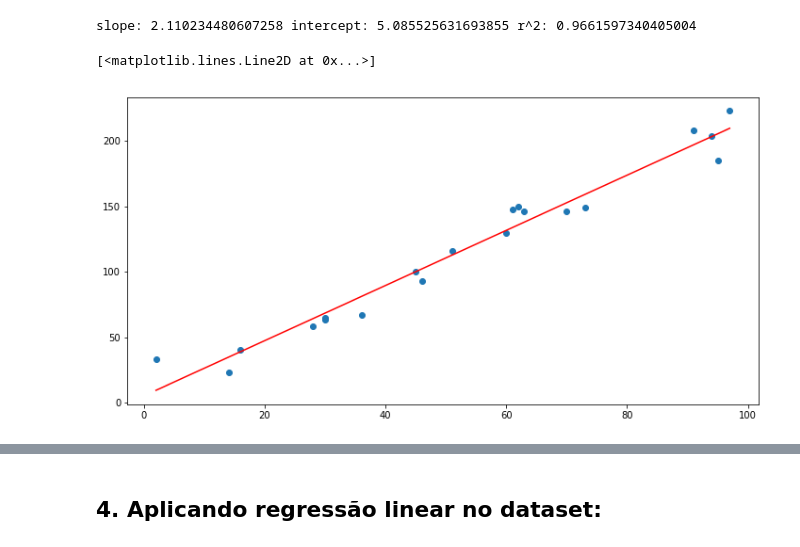
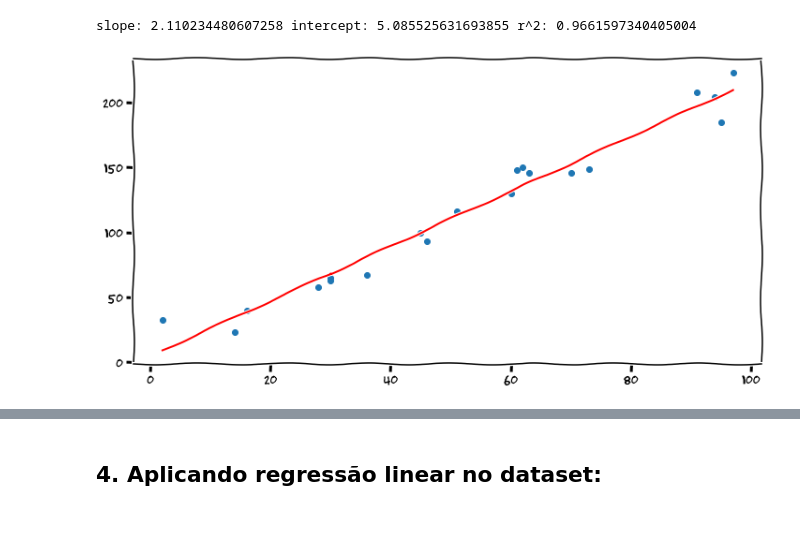
Before and after one commit to luxedo/romanos, a Jupyter notebook: incendios/Incêndios e Área desmatada na Amazônia.ipynb, the cells around one changed output, grey strips where cells are left out. Cells and saved outputs as stored; diff of their text form; code cells hidden in the pictures.

```diff
--- a/incendios/Incêndios e Área desmatada na Amazônia.ipynb
+++ b/incendios/Incêndios e Área desmatada na Amazônia.ipynb
@@ -101,13 +117,14 @@ plt.scatter(X, Y)
 # %%
 def line(slope, intercept, X):
-    return np.add(np.multiply(slope, X), intercept)
+        return np.add(np.multiply(slope, X), intercept)
 
 slope, intercept, r_value, p_value, std_err = linregress(X, Y)
 print("slope:", slope, "intercept:", intercept, "r^2:", r_value**2)
-fig = plt.figure(figsize=(12,6))
-plt.scatter(X, Y)
-plt.plot(X, line(slope, intercept, X), color="red")
+
+with plt.xkcd():
+    fig = plt.figure(figsize=(12,6))
+    plt.scatter(X, Y)
+    plt.plot(X, line(slope, intercept, X), color="red")
 # %% [output]
 slope: 2.110234480607258 intercept: 5.085525631693855 r^2: 0.9661597340405004
-[<matplotlib.lines.Line2D at 0x...>]
-[figure, old version]
+[figure, new version]
```
Also changed, not shown: parts of 34 cells of this notebook, 1 other file.
